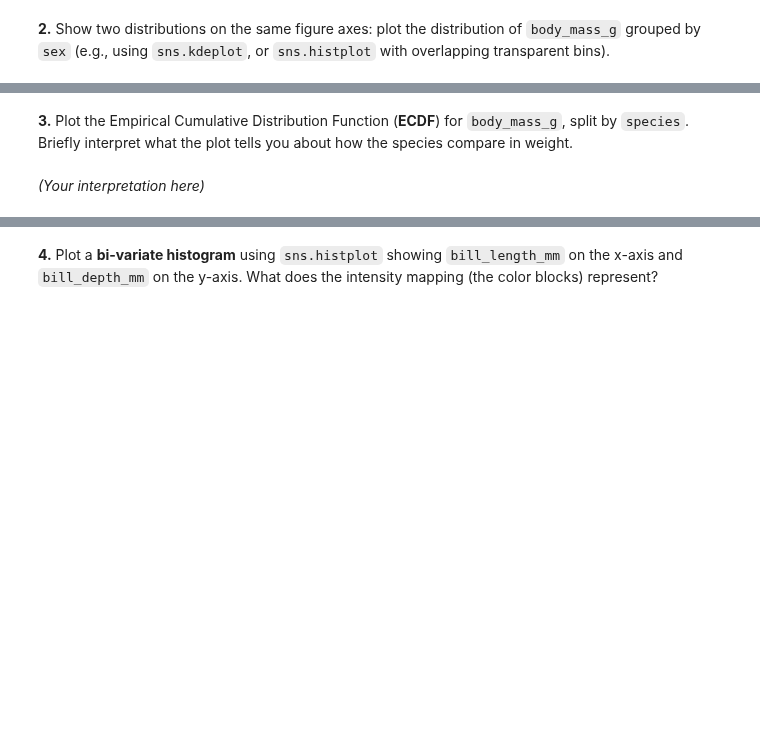
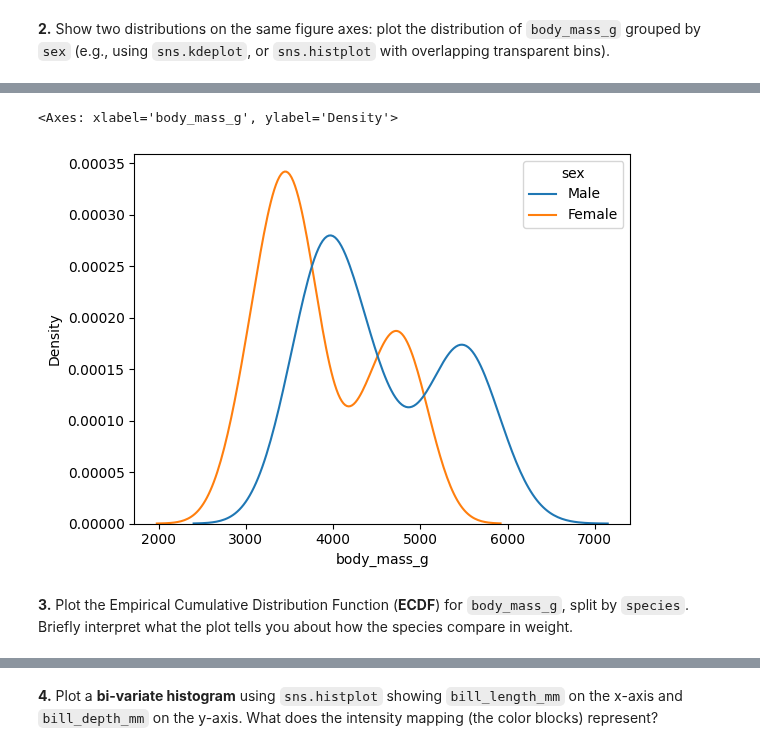
Before and after one commit to TurkiOmran/AAI, a Jupyter notebook: student/exercises/M3/m3-2_exercise.ipynb, the cells around one changed output, grey strips where cells are left out. Saved outputs shown, nothing was run; the diff lists cells and outputs as text; code cells hidden in the pictures; blank space fills up the shorter version.

```diff
--- a/student/exercises/M3/m3-2_exercise.ipynb
+++ b/student/exercises/M3/m3-2_exercise.ipynb
@@ -84,3 +104,9 @@ sns.boxplot(data=df,x='species',y='bill_length_mm',hue='species',ax = ax2)
+# %%
+# YOUR CODE
+sns.kdeplot(data=df,x='body_mass_g',hue='sex')
+# %% [output]
+<Axes: xlabel='body_mass_g', ylabel='Density'>
+[figure, added]
 # %% [markdown]
 
 
@@ -90,4 +113,0 @@ sns.boxplot(data=df,x='species',y='bill_length_mm',hue='species',ax = ax2)
-# %% [markdown]
-
-
-*(Your interpretation here)*
```
Also changed, not shown: parts of 11 cells of this notebook.
